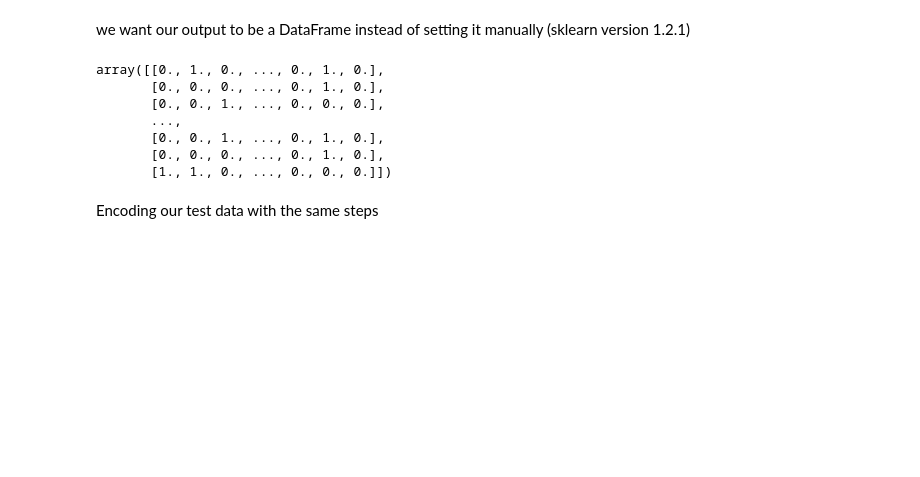
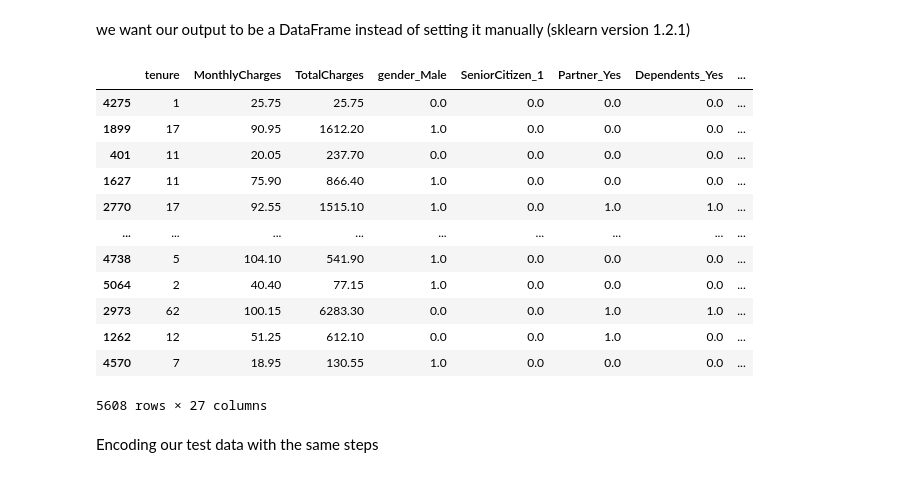
Before and after one commit to ikoghoemmanuell/Classification----Predicting-Customer-Churn, a Jupyter notebook: Team Nice LP3 (2).ipynb, the cells around one changed output. Cells and saved outputs as stored; diff of their text form; code cells hidden in the pictures; blank space fills up the shorter version.

```diff
--- a/Team Nice LP3 (2).ipynb
+++ b/Team Nice LP3 (2).ipynb
@@ -711,7 +711,7 @@ for i in columns:
     else:
         categoric_columns.append(i)
 
-categoric_columns = categoric_columns[:-1] # Excluding 'Churn'
+categoric_columns.remove('Churn') # Excluding 'Churn'
 # %% [markdown]
 Let's use OneHotEncoder to encode the categorical columns except churn for which we already used labelEncoder
 
@@ -719,43 +719,31 @@ use drop='first' to handle multicollinearity that we mentioned earlier
 # %% [markdown]
 we want our output to be a DataFrame instead of setting it manually (sklearn version 1.2.1)
 # %%
-#Unfortunately you cannot pass a list here so you need to copy-paste all printed categorical columns.
-
-transformer = make_column_transformer(
-    (OneHotEncoder(handle_unknown='ignore', sparse=False, drop="first").set_output(transform="pandas"),
-     ['gender',
- 'SeniorCitizen',
- 'Partner',
- 'Dependents',
- 'PhoneService',
- 'InternetService',
- 'OnlineBackup',
- 'TechSupport',
- 'Contract',
- 'PaperlessBilling',
- 'PaymentMethod',
- 'StreamingService']))
+# calling our encoder
+encoder = OneHotEncoder(handle_unknown='ignore', sparse=False, drop="first")
+# setting output to DataFrame
+encoder.set_output(transform="pandas")
+# encoding our data
+X_catEncoded = encoder.fit_transform(X_train[categoric_columns])
+# dropping original categoric columns
+X_train.drop(categoric_columns, inplace=True, axis=1)
+# replacing our original with encoded
+X_train = pd.concat([X_train, X_catEncoded], axis=1)
+X_train
+# %% [output]
+|  | tenure | MonthlyCharges | TotalCharges | gender_Male | SeniorCitizen_1 | Partner_Yes | Dependents_Yes | ... |
+| 4275 | 1 | 25.75 | 25.75 | 0.0 | 0.0 | 0.0 | 0.0 | ... |
+| 1899 | 17 | 90.95 | 1612.20 | 1.0 | 0.0 | 0.0 | 0.0 | ... |
+| 401 | 11 | 20.05 | 237.70 | 0.0 | 0.0 | 0.0 | 0.0 | ... |
+| 1627 | 11 | 75.90 | 866.40 | 1.0 | 0.0 | 0.0 | 0.0 | ... |
+| 2770 | 17 | 92.55 | 1515.10 | 1.0 | 0.0 | 1.0 | 1.0 | ... |
+| ... | ... | ... | ... | ... | ... | ... | ... | ... |
+| 4738 | 5 | 104.10 | 541.90 | 1.0 | 0.0 | 0.0 | 0.0 | ... |
+| 5064 | 2 | 40.40 | 77.15 | 1.0 | 0.0 | 0.0 | 0.0 | ... |
+| 2973 | 62 | 100.15 | 6283.30 | 0.0 | 0.0 | 1.0 | 1.0 | ... |
+| 1262 | 12 | 51.25 | 612.10 | 0.0 | 0.0 | 1.0 | 0.0 | ... |
+| 4570 | 7 | 18.95 | 130.55 | 1.0 | 0.0 | 0.0 | 0.0 | ... |
+5608 rows × 27 columns
-# %%
-# Transforming only categoric columns
-transformed = transformer.fit_transform(X_train)
-# # Converting only transformed columns back to a DataFrame
-# transformed_df = pd.DataFrame(transformed, columns=transformer.get_feature_names_out())
-# # One-hot encoding removed index. Let's put it back:
-# transformed_df.index = X_train.index
-
-# # replacing categorical columns with transformed
-# X_train = pd.concat([X_train, transformed_df], axis=1)
-
-# X_train.drop(categoric_columns, axis=1, inplace=True) # Dropping categorical columns
-transformed
-# %% [output]
-array([[0., 1., 0., ..., 0., 1., 0.],
-       [0., 0., 0., ..., 0., 1., 0.],
-       [0., 0., 1., ..., 0., 0., 0.],
-       ...,
-       [0., 0., 1., ..., 0., 1., 0.],
-       [0., 0., 0., ..., 0., 1., 0.],
-       [1., 1., 0., ..., 0., 0., 0.]])
 # %% [markdown]
 Encoding our test data with the same steps
 # %%
```
Also changed, not shown: parts of 25 cells of this notebook.
